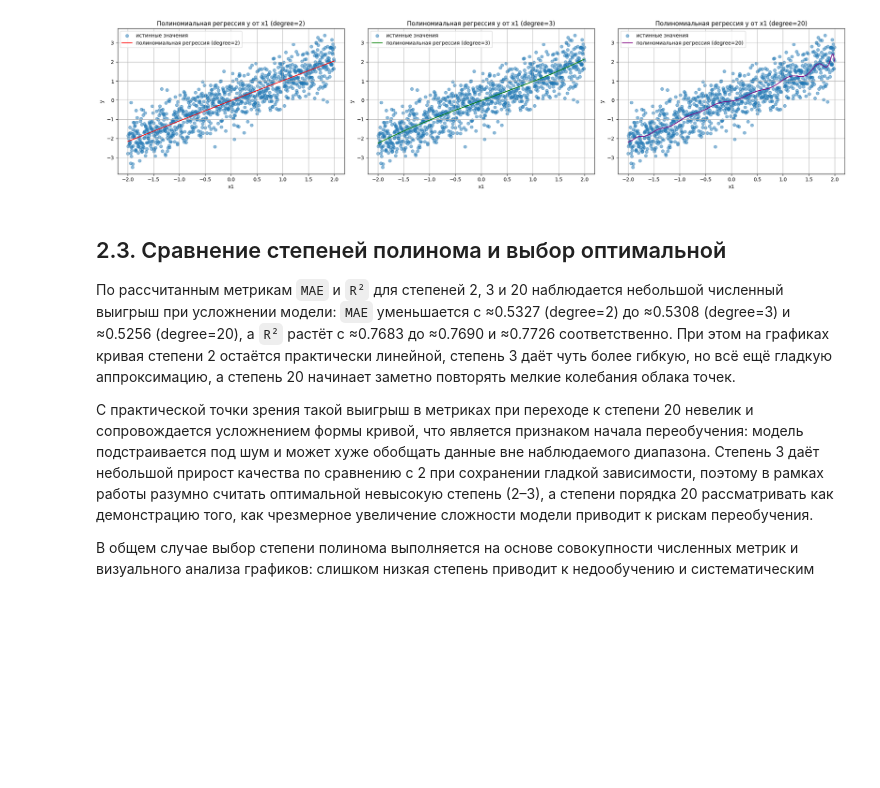
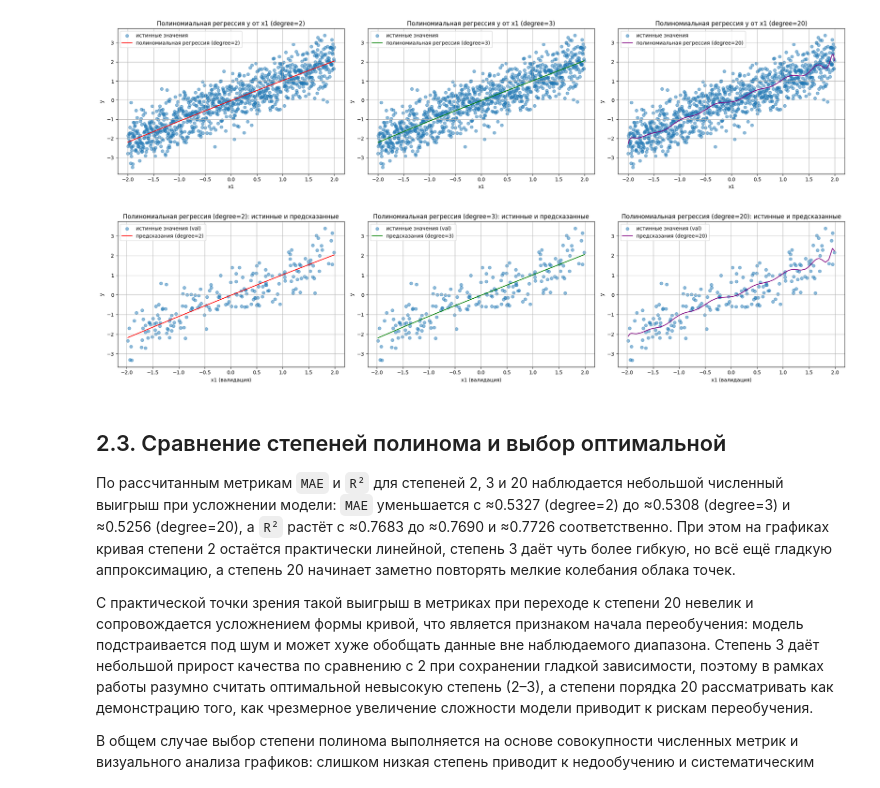
Before and after one commit to cocahonka/suai-data-science-labs, a Jupyter notebook: lab3/ЛР3_Мясников_7.ipynb, the cells around one changed output. Saved outputs shown, nothing was run; the diff lists cells and outputs as text; code cells hidden in the pictures; blank space fills up the shorter version.

```diff
--- a/lab3/ЛР3_Мясников_7.ipynb
+++ b/lab3/ЛР3_Мясников_7.ipynb
@@ -555,15 +603,15 @@ print(f"степень полинома 20: форма X1_poly_deg20 = {X1_poly_
 
 После формирования полиномиальных признаков обучаются три модели полиномиальной регрессии для степеней 2, 3 и 20 на матрицах `X1_poly_deg2`, `X1_poly_deg3` и `X1_poly_deg20`. Для каждой степени создаётся и обучается отдельный объект `LinearRegression`, что позволяет в дальнейшем сопоставить качество аппроксимации между моделями.
 # %%
-# обучение моделей полиномиальной регрессии для степеней 2, 3 и 20
+# обучение моделей полиномиальной регрессии для степеней 2, 3 и 20 (на обучающей выборке)
 
 linreg_poly_deg2 = LinearRegression()
 linreg_poly_deg3 = LinearRegression()
 linreg_poly_deg20 = LinearRegression()
 
-linreg_poly_deg2.fit(X1_poly_deg2, y)
-linreg_poly_deg3.fit(X1_poly_deg3, y)
-linreg_poly_deg20.fit(X1_poly_deg20, y)
+linreg_poly_deg2.fit(X1_poly_deg2_train, y_train)
+linreg_poly_deg3.fit(X1_poly_deg3_train, y_train)
+linreg_poly_deg20.fit(X1_poly_deg20_train, y_train)
 
 print(f"степень полинома 2: форма вектора коэффициентов = {linreg_poly_deg2.coef_.shape}, интерсепт = {linreg_poly_deg2.intercept_:.4f}")
 print(f"степень полинома 3: форма вектора коэффициентов = {linreg_poly_deg3.coef_.shape}, интерсепт = {linreg_poly_deg3.intercept_:.4f}")
@@ -673,6 +721,56 @@ plt.tight_layout()
 plt.show()
 # %% [output]
 [figure]
+# %%
+# дополнительная визуализация: истинные и предсказанные значения на валидационной выборке
+
+plt.figure(figsize=(21, 5))
+
+# сортируем валидационные точки по x1, чтобы линии предсказаний были гладкими
+x1_val_array = X1_val['x1'].values
+sort_idx = np.argsort(x1_val_array)
+
+x1_val_sorted = x1_val_array[sort_idx]
+y_val_sorted = y_val.values[sort_idx]
+
+y_pred_deg2_sorted = y_pred_poly_deg2_val[sort_idx]
+y_pred_deg3_sorted = y_pred_poly_deg3_val[sort_idx]
+y_pred_deg20_sorted = y_pred_poly_deg20_val[sort_idx]
+
+# степень 2
+plt.subplot(1, 3, 1)
+plt.scatter(x1_val_sorted, y_val_sorted, alpha=0.5, label='истинные значения (val)')
+plt.plot(x1_val_sorted, y_pred_deg2_sorted, color='red', label='предсказания (degree=2)')
+plt.title('Полиномиальная регрессия (degree=2): истинные и предсказанные')
+plt.xlabel('x1 (валидация)')
+plt.ylabel('y')
+plt.legend()
+plt.grid(True)
+
+# степень 3
+plt.subplot(1, 3, 2)
+plt.scatter(x1_val_sorted, y_val_sorted, alpha=0.5, label='истинные значения (val)')
+plt.plot(x1_val_sorted, y_pred_deg3_sorted, color='green', label='предсказания (degree=3)')
+plt.title('Полиномиальная регрессия (degree=3): истинные и предсказанные')
+plt.xlabel('x1 (валидация)')
+plt.ylabel('y')
+plt.legend()
+plt.grid(True)
+
+# степень 20
+plt.subplot(1, 3, 3)
+plt.scatter(x1_val_sorted, y_val_sorted, alpha=0.5, label='истинные значения (val)')
+plt.plot(x1_val_sorted, y_pred_deg20_sorted, color='purple', label='предсказания (degree=20)')
+plt.title('Полиномиальная регрессия (degree=20): истинные и предсказанные')
+plt.xlabel('x1 (валидация)')
+plt.ylabel('y')
+plt.legend()
+plt.grid(True)
+
+plt.tight_layout()
+plt.show()
+# %% [output]
+[figure, added]
 # %% [markdown]
 ## 2.3. Сравнение степеней полинома и выбор оптимальной
 
```
Also changed, not shown: parts of 28 cells of this notebook.
